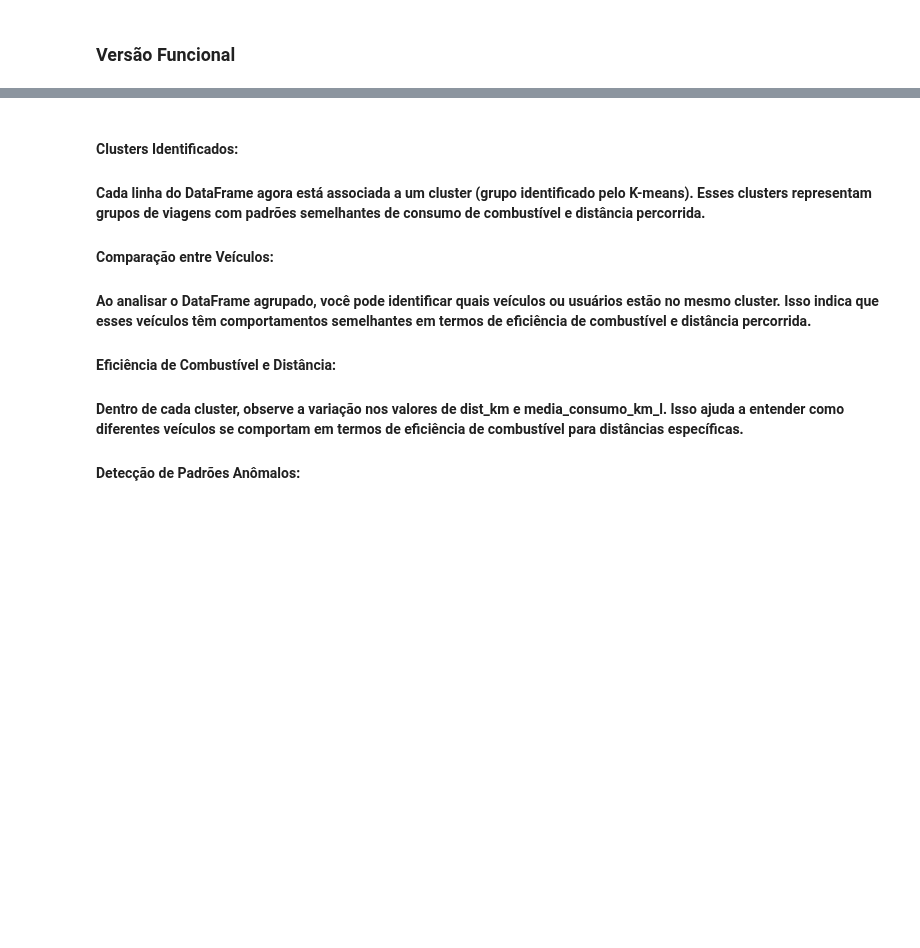
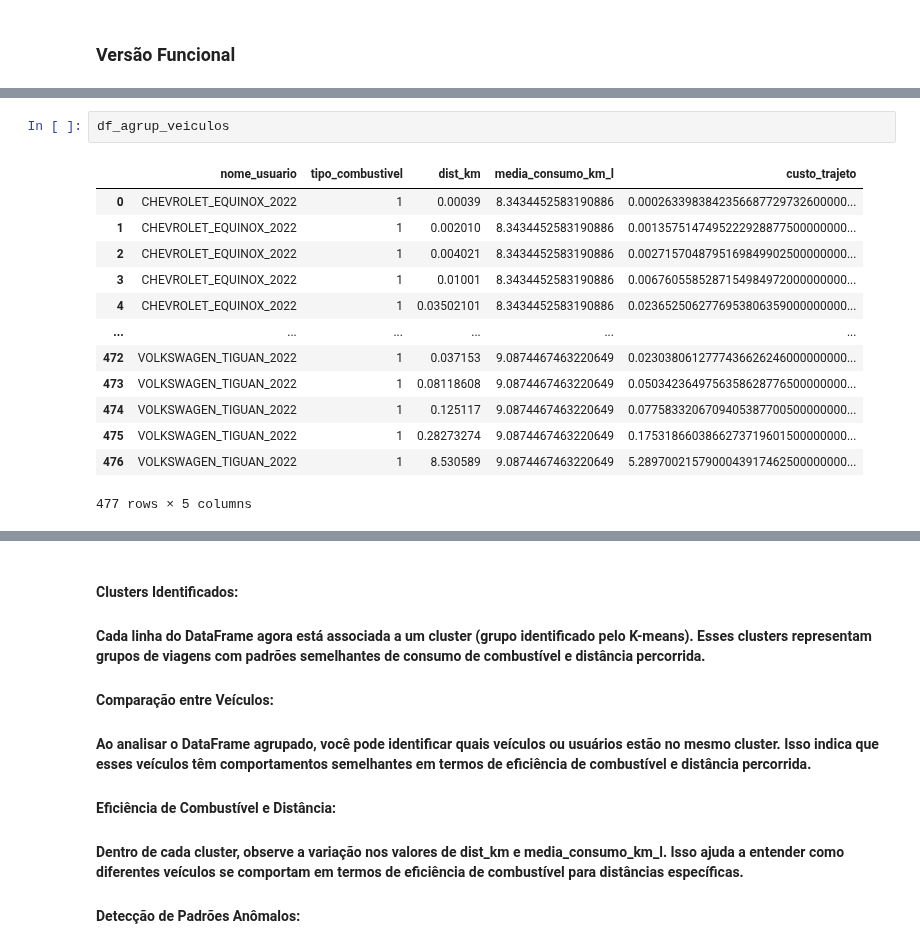
Before and after one commit to ThigaoRibeiro/tcc-ufrj-pipeline, a Jupyter notebook: Teste_WebScraping_OpenStreetMap.ipynb, the cells around one changed output, grey strips where cells are left out. Saved outputs shown, nothing was run; the diff lists cells and outputs as text; blank space fills up the shorter version.

```diff
--- a/Teste_WebScraping_OpenStreetMap.ipynb
+++ b/Teste_WebScraping_OpenStreetMap.ipynb
@@ -1634 +1988,17 @@ minioclient.remove_object(REGRESSAO_LINEAR, nome_arquivo)
+# %%
+df_agrup_veiculos
+# %% [output]
+|  | nome_usuario | tipo_combustivel | dist_km | media_consumo_km_l | custo_trajeto |
+| 0 | CHEVROLET_EQUINOX_2022 | 1 | 0.00039 | 8.3434452583190886 | 0.0002633983842356687729732600000... |
+| 1 | CHEVROLET_EQUINOX_2022 | 1 | 0.002010 | 8.3434452583190886 | 0.0013575147495222928877500000000... |
+| 2 | CHEVROLET_EQUINOX_2022 | 1 | 0.004021 | 8.3434452583190886 | 0.0027157048795169849902500000000... |
+| 3 | CHEVROLET_EQUINOX_2022 | 1 | 0.01001 | 8.3434452583190886 | 0.0067605585287154984972000000000... |
+| 4 | CHEVROLET_EQUINOX_2022 | 1 | 0.03502101 | 8.3434452583190886 | 0.0236525062776953806359000000000... |
+| ... | ... | ... | ... | ... | ... |
+| 472 | VOLKSWAGEN_TIGUAN_2022 | 1 | 0.037153 | 9.0874467463220649 | 0.0230380612777436626246000000000... |
+| 473 | VOLKSWAGEN_TIGUAN_2022 | 1 | 0.08118608 | 9.0874467463220649 | 0.0503423649756358628776500000000... |
+| 474 | VOLKSWAGEN_TIGUAN_2022 | 1 | 0.125117 | 9.0874467463220649 | 0.0775833206709405387700500000000... |
+| 475 | VOLKSWAGEN_TIGUAN_2022 | 1 | 0.28273274 | 9.0874467463220649 | 0.1753186603866273719601500000000... |
+| 476 | VOLKSWAGEN_TIGUAN_2022 | 1 | 8.530589 | 9.0874467463220649 | 5.2897002157900043917462500000000... |
+477 rows × 5 columns
 # %%
```
Also changed, not shown: parts of 37 cells of this notebook, 12 other files.
